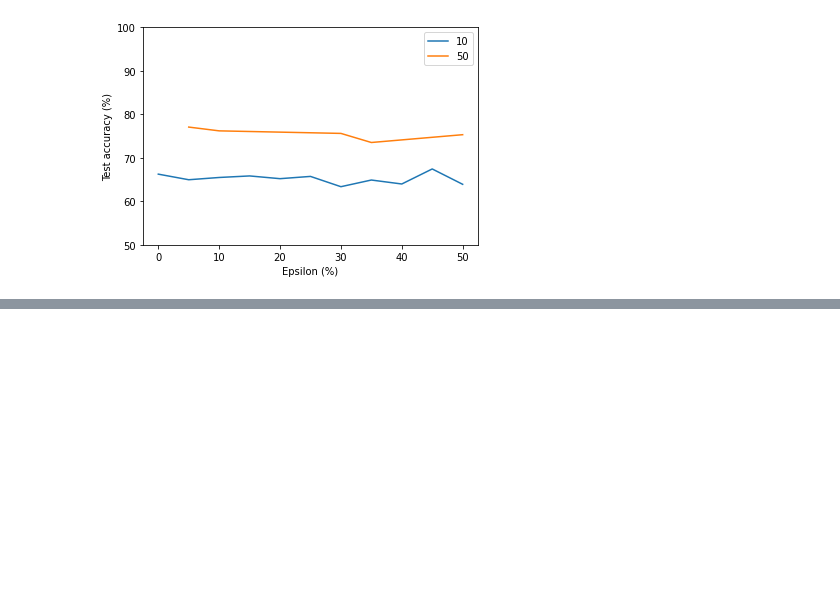
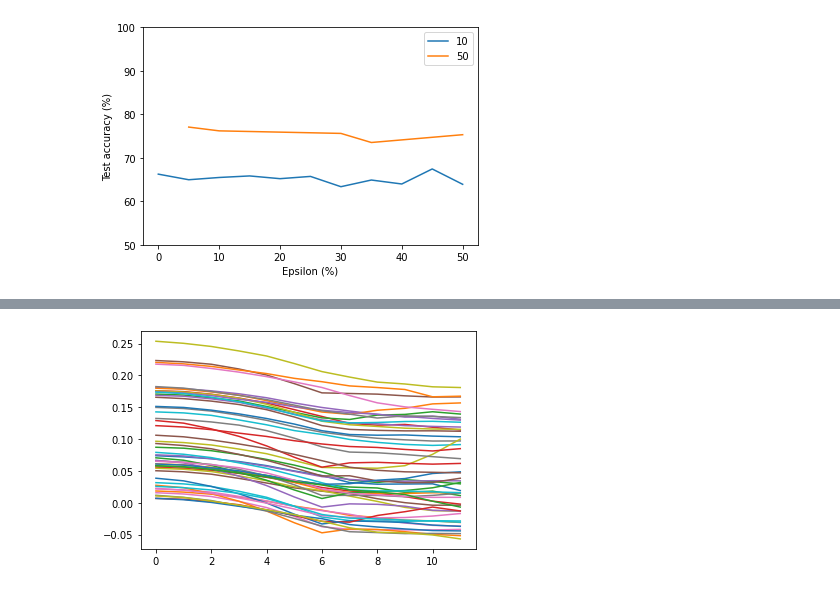
Before and after one commit to llandsmeer/spatial_snns, a Jupyter notebook: Plot.ipynb, the cells around one changed output, grey strips where cells are left out. Saved outputs shown, nothing was run; the diff lists cells and outputs as text; code cells hidden in the pictures; blank space fills up the shorter version.

```diff
--- a/Plot.ipynb
+++ b/Plot.ipynb
@@ -154,0 +148,9 @@ sorted(x for x in glob.glob(
+# %%
+for i in range(10):
+    plt.plot(trace['rw'][:,i,(i+1)%10])
+    plt.plot(trace['rw'][:,i,(i+2)%10])
+    plt.plot(trace['rw'][:,i,(i+3)%10])
+    plt.plot(trace['rw'][:,i,(i+4)%10])
+    plt.plot(trace['rw'][:,i,(i+5)%10])
+# %% [output]
+[figure, added]
```
Also changed, not shown: parts of 14 cells of this notebook, 2 other files.
